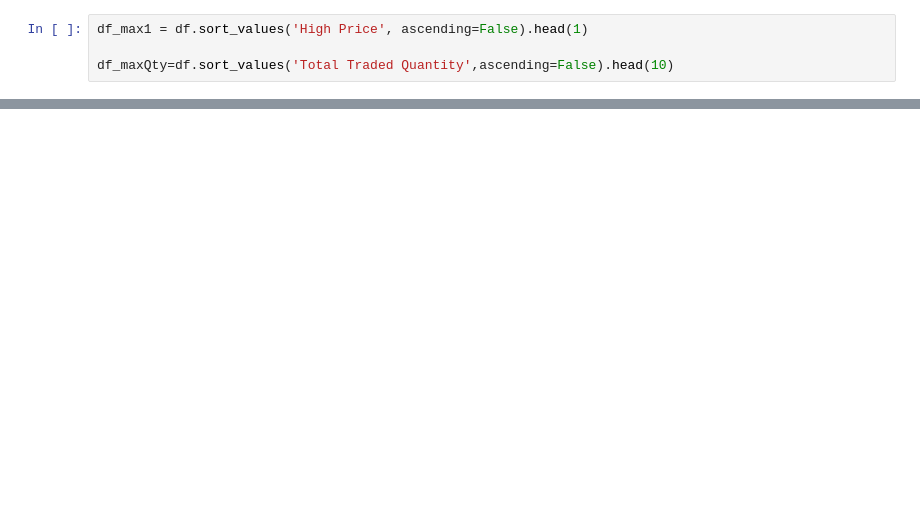
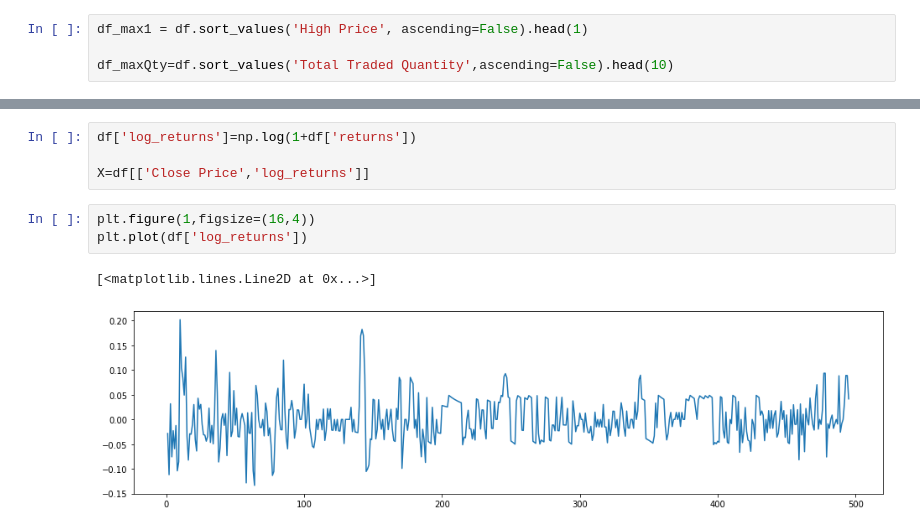
Before and after one commit to thiyagi9/PythonPractises, a Jupyter notebook: Suzlon.ipynb, the cells around one changed output, grey strips where cells are left out. Cells and saved outputs as stored; diff of their text form; blank space fills up the shorter version.

```diff
--- a/Suzlon.ipynb
+++ b/Suzlon.ipynb
@@ -89 +65,11 @@ See the caveats in the documentation: https://pandas.pydata.org/pandas-docs/stab
 Name: Perc_Change, dtype: float64
+# %%
+df['log_returns']=np.log(1+df['returns'])
+
+X=df[['Close Price','log_returns']]
+# %%
+plt.figure(1,figsize=(16,4))
+plt.plot(df['log_returns'])
+# %% [output]
+[<matplotlib.lines.Line2D at 0x...>]
+[figure, added]
```
Also changed, not shown: parts of 23 cells of this notebook.
